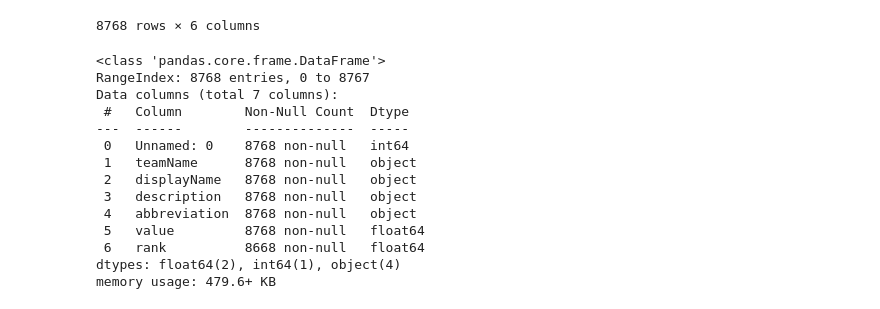
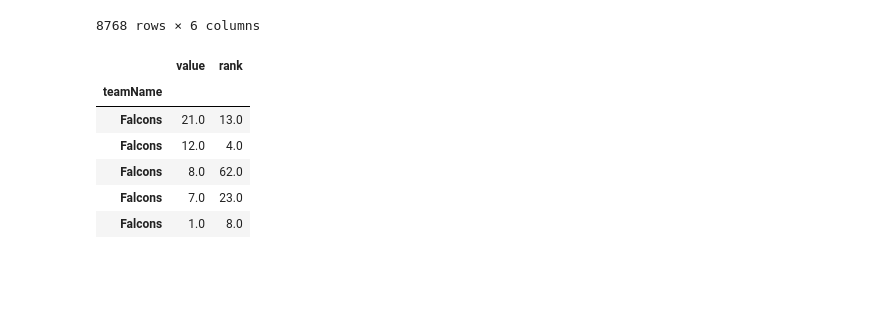
Before and after one commit to ColeDM-2020/INST414-Project, a Jupyter notebook: NFL Draft Analysis.ipynb, the cells around one changed output. Cells and saved outputs as stored; diff of their text form; code cells hidden in the pictures; blank space fills up the shorter version.

```diff
--- a/NFL Draft Analysis.ipynb
+++ b/NFL Draft Analysis.ipynb
@@ -84,20 +84,18 @@ NFL2021_df.sort_values(by=['rank'], ascending=False)
 | 8766 | Texans | Total Drives | The total number of drives. | D | 0.000000 | NaN |
 | 8767 | Texans | Turnover Ratio | Difference between take-aways and... | DIFF | 3.000000 | NaN |
 8768 rows × 6 columns
-# %%
-NFL2021.info()
-# %% [output]
-<class 'pandas.core.frame.DataFrame'>
-RangeIndex: 8768 entries, 0 to 8767
-Data columns (total 7 columns):
- #   Column        Non-Null Count  Dtype
----  ------        --------------  -----
- 0   Unnamed: 0    8768 non-null   int64
- 1   teamName      8768 non-null   object
- 2   displayName   8768 non-null   object
- 3   description   8768 non-null   object
- 4   abbreviation  8768 non-null   object
- 5   value         8768 non-null   float64
- 6   rank          8668 non-null   float64
-dtypes: float64(2), int64(1), object(4)
-memory usage: 479.6+ KB
+# %%
+NFL2022dr_df = NFL2022_df.drop(columns=['displayName', 'description', 'abbreviation'])
+# %%
+NFL2022dr_df = NFL2022dr_df.dropna()
+# %%
+NFL2022in_df = NFL2022dr_df.set_index('teamName')
+NFL2022in_df.head()
+# %% [output]
+|  | value | rank |
+| teamName |  |  |
+| Falcons | 21.0 | 13.0 |
+| Falcons | 12.0 | 4.0 |
+| Falcons | 8.0 | 62.0 |
+| Falcons | 7.0 | 23.0 |
+| Falcons | 1.0 | 8.0 |
```
Also changed, not shown: parts of 5 cells of this notebook, 1 other file.
